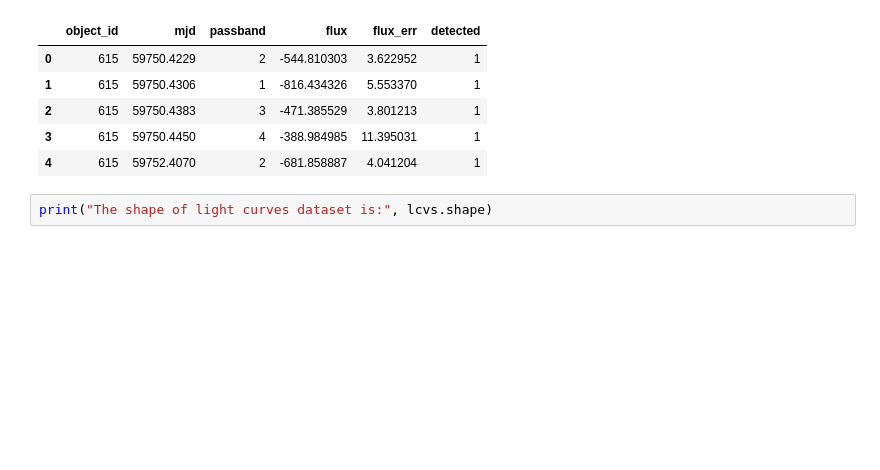
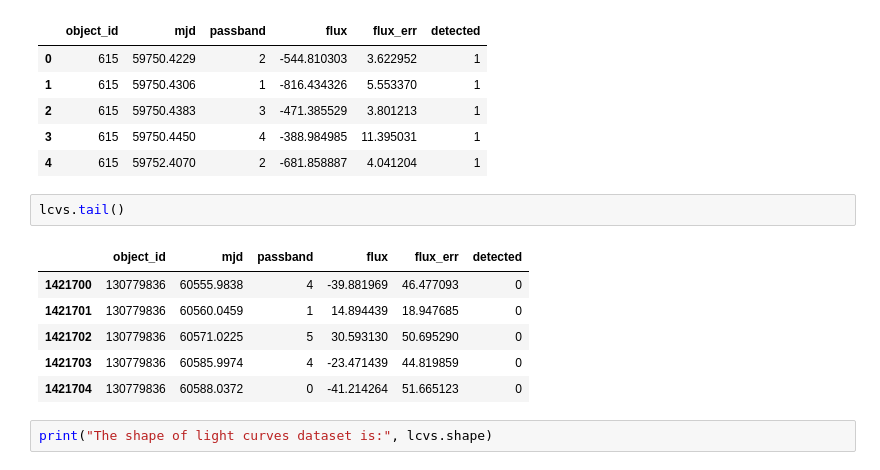
Before and after one commit to mysujan/MLTSA25_SShrestha, a Jupyter notebook: HW4/PLAsTICC_GP_homework.ipynb, the cells around one changed output. Drawn from its saved outputs; the diff is of its cells as text; blank space fills up the shorter version.

```diff
--- a/HW4/PLAsTICC_GP_homework.ipynb
+++ b/HW4/PLAsTICC_GP_homework.ipynb
@@ -127,6 +115,15 @@ lcvs.head()
 | 2 | 615 | 59750.4383 | 3 | -471.385529 | 3.801213 | 1 |
 | 3 | 615 | 59750.4450 | 4 | -388.984985 | 11.395031 | 1 |
 | 4 | 615 | 59752.4070 | 2 | -681.858887 | 4.041204 | 1 |
+# %%
+lcvs.tail()
+# %% [output]
+|  | object_id | mjd | passband | flux | flux_err | detected |
+| 1421700 | 130779836 | 60555.9838 | 4 | -39.881969 | 46.477093 | 0 |
+| 1421701 | 130779836 | 60560.0459 | 1 | 14.894439 | 18.947685 | 0 |
+| 1421702 | 130779836 | 60571.0225 | 5 | 30.593130 | 50.695290 | 0 |
+| 1421703 | 130779836 | 60585.9974 | 4 | -23.471439 | 44.819859 | 0 |
+| 1421704 | 130779836 | 60588.0372 | 0 | -41.214264 | 51.665123 | 0 |
 # %%
 print("The shape of light curves dataset is:", lcvs.shape)
 # %% [output]
```
Also changed, not shown: parts of 16 cells of this notebook.
